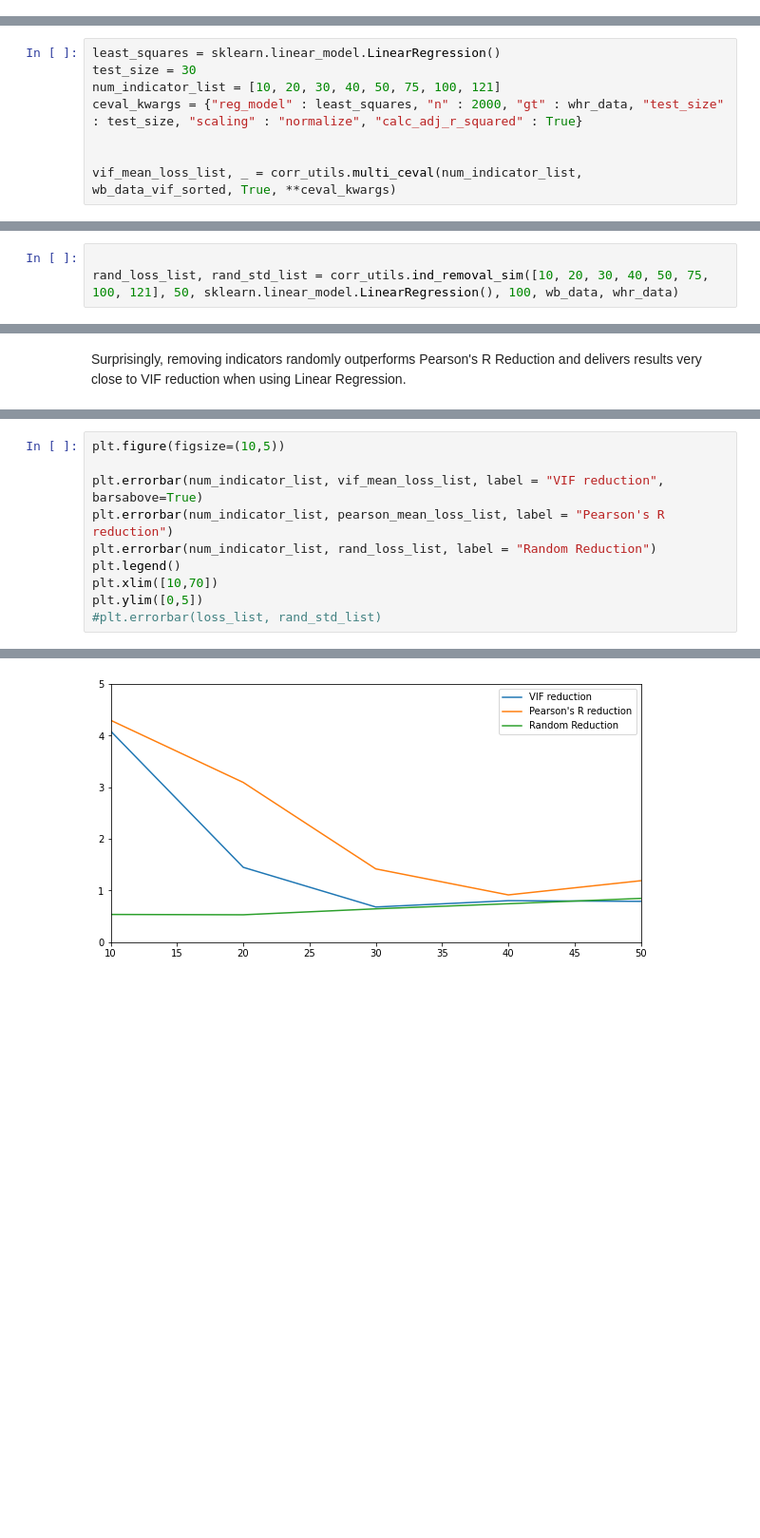
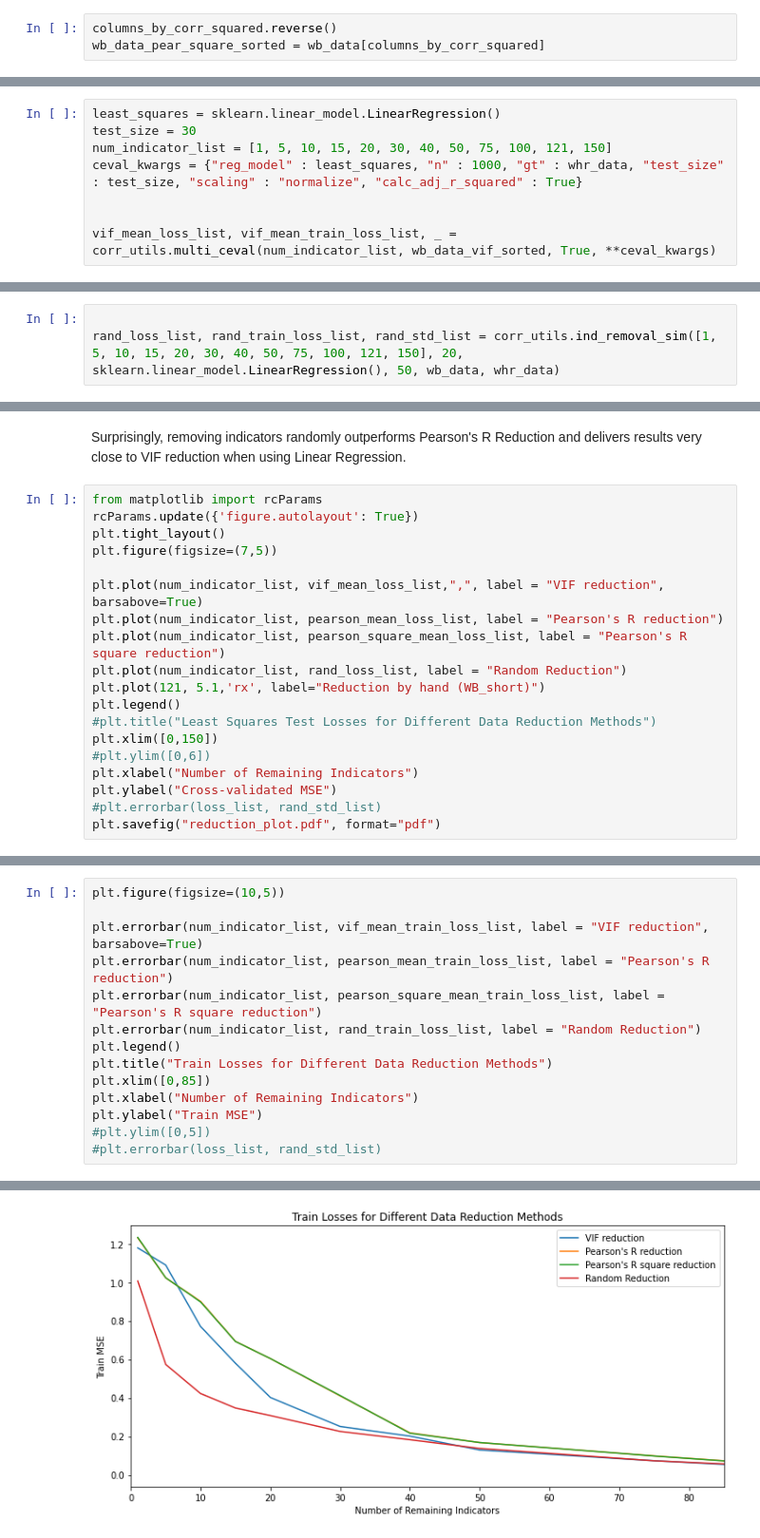
Before and after one commit to c-eberle/Data-Literacy-project, a Jupyter notebook: 03_regression_analysis_part2.ipynb, the cells around one changed output, grey strips where cells are left out. Shown at 95% size. Saved outputs shown, nothing was run; the diff lists cells and outputs as text; blank space fills up the shorter version.

```diff
--- a/03_regression_analysis_part2.ipynb
+++ b/03_regression_analysis_part2.ipynb
@@ -87,0 +92,3 @@ The average size of the coefficients: 6482240.906366115
+# %%
+columns_by_corr_squared.reverse()
+wb_data_pear_square_sorted = wb_data[columns_by_corr_squared]
@@ -97,9 +130,9 @@ wb_data_vif_sorted = wb_data[columns_by_vif]
 # %%
 least_squares = sklearn.linear_model.LinearRegression()
 test_size = 30
-num_indicator_list = [10, 20, 30, 40, 50, 75, 100, 121]
-ceval_kwargs = {"reg_model" : least_squares, "n" : 2000, "gt" : whr_data, "test_size" : test_size, "scaling" : "normalize", "calc_adj_r_squared" : True}
+num_indicator_list = [1, 5, 10, 15, 20, 30, 40, 50, 75, 100, 121, 150]
+ceval_kwargs = {"reg_model" : least_squares, "n" : 1000, "gt" : whr_data, "test_size" : test_size, "scaling" : "normalize", "calc_adj_r_squared" : True}
 
 
-vif_mean_loss_list, _ = corr_utils.multi_ceval(num_indicator_list, wb_data_vif_sorted, True, **ceval_kwargs)
+vif_mean_loss_list, vif_mean_train_loss_list, _ = corr_utils.multi_ceval(num_indicator_list, wb_data_vif_sorted, True, **ceval_kwargs)
 # %% [output]
@@ -127,5 +160,5 @@ To have a baseline comparison for our reduced data sets, we create 10 datasets w
 We then use 1000-fold cross validation on them, to see if our methods outperform removing random indicators.
 # %%
 
-rand_loss_list, rand_std_list = corr_utils.ind_removal_sim([10, 20, 30, 40, 50, 75, 100, 121], 50, sklearn.linear_model.LinearRegression(), 100, wb_data, whr_data)
+rand_loss_list, rand_train_loss_list, rand_std_list = corr_utils.ind_removal_sim([1, 5, 10, 15, 20, 30, 40, 50, 75, 100, 121, 150], 20, sklearn.linear_model.LinearRegression(), 50, wb_data, whr_data)
 # %% [output]
@@ -149,2 +182,21 @@ Avg. Total Coef. Size 574121836618.2388
 # %% [markdown]
 Surprisingly, removing indicators randomly outperforms Pearson's R Reduction and delivers results very close to VIF reduction when using Linear Regression.
+# %%
+from matplotlib import rcParams
+rcParams.update({'figure.autolayout': True})
+plt.tight_layout()
+plt.figure(figsize=(7,5))
+
+plt.plot(num_indicator_list, vif_mean_loss_list,",", label = "VIF reduction", barsabove=True)
+plt.plot(num_indicator_list, pearson_mean_loss_list, label = "Pearson's R reduction")
+plt.plot(num_indicator_list, pearson_square_mean_loss_list, label = "Pearson's R square reduction")
+plt.plot(num_indicator_list, rand_loss_list, label = "Random Reduction")
+plt.plot(121, 5.1,'rx', label="Reduction by hand (WB_short)")
+plt.legend()
+#plt.title("Least Squares Test Losses for Different Data Reduction Methods")
+plt.xlim([0,150])
+#plt.ylim([0,6])
+plt.xlabel("Number of Remaining Indicators")
+plt.ylabel("Cross-validated MSE")
+#plt.errorbar(loss_list, rand_std_list)
+plt.savefig("reduction_plot.pdf", format="pdf")
@@ -151,11 +206,15 @@ Surprisingly, removing indicators randomly outperforms Pearson's R Reduction and
 # %%
 plt.figure(figsize=(10,5))
 
-plt.errorbar(num_indicator_list, vif_mean_loss_list, label = "VIF reduction", barsabove=True)
-plt.errorbar(num_indicator_list, pearson_mean_loss_list, label = "Pearson's R reduction")
-plt.errorbar(num_indicator_list, rand_loss_list, label = "Random Reduction")
+plt.errorbar(num_indicator_list, vif_mean_train_loss_list, label = "VIF reduction", barsabove=True)
+plt.errorbar(num_indicator_list, pearson_mean_train_loss_list, label = "Pearson's R reduction")
+plt.errorbar(num_indicator_list, pearson_square_mean_train_loss_list, label = "Pearson's R square reduction")
+plt.errorbar(num_indicator_list, rand_train_loss_list, label = "Random Reduction")
 plt.legend()
-plt.xlim([10,70])
-plt.ylim([0,5])
+plt.title("Train Losses for Different Data Reduction Methods")
+plt.xlim([0,85])
+plt.xlabel("Number of Remaining Indicators")
+plt.ylabel("Train MSE")
+#plt.ylim([0,5])
 #plt.errorbar(loss_list, rand_std_list)
 # %% [output]
@@ -163,2 +222,2 @@ plt.ylim([0,5])
-[figure, old version]
+[figure, new version]
 # %% [markdown]
```
Also changed, not shown: parts of 12 cells of this notebook, 2 other files.
